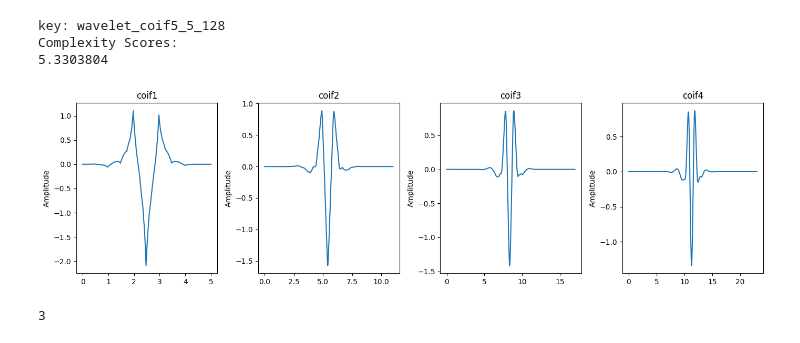
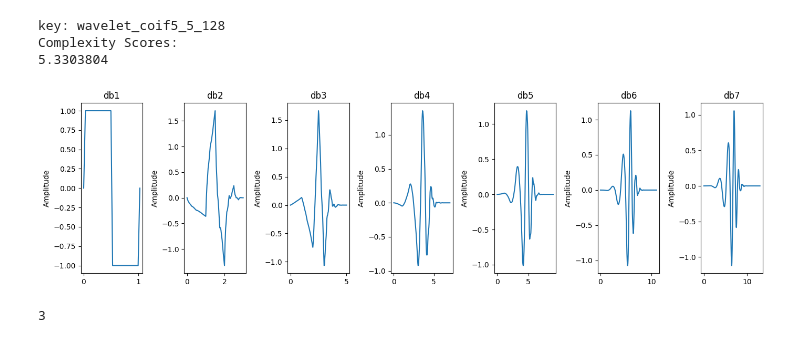
Before and after one commit to aliciags/learnable-masks-explainability-time-series, a Jupyter notebook: comparison_wavelet_hpc_5.ipynb, the cells around one changed output. Drawn from its saved outputs; the diff is of its cells as text; code cells hidden in the pictures.

```diff
--- a/comparison_wavelet_hpc_5.ipynb
+++ b/comparison_wavelet_hpc_5.ipynb
@@ -188,0 +263,37 @@ wavelet_db4_5_128
+# %%
+fs = 1000
+
+for key in attributions_sym['insertion'].keys():
+    counts_0 = 0
+    counts_1 = 0
+    print(key)
+
+    method, wavelet, max_level, batch_size = key.split('_')
+    max_level = int(max_level)
+
+    filtermasks_key = f'filtermasks_{key}'
+
+    masks_0 = np.zeros_like(attributions_sym[filtermasks_key][0][0])
+    masks_1 = np.zeros_like(attributions_sym[filtermasks_key][0][0])
+
+    index = 0
+
+    for i in range(len(attributions_sym[filtermasks_key])):
+        for j in range(len(attributions_sym[filtermasks_key][i])):
+            # print(index)
+            if attributions_sym['labels'][index] == 0:
+                counts_0 += 1
+                masks_0 += attributions_sym[filtermasks_key][i][j]
+            else:
+                counts_1 += 1
+                masks_1 += attributions_sym[filtermasks_key][i][j]
+
+            index += 1
+
+    masks_0 /= counts_0
+    masks_1 /= counts_1
+
+    plot_scaleogram_wav_heatmap(fs, masks_0, label=0, fs=fs, wavelet=wavelet)
+    plot_scaleogram_wav_heatmap(fs, masks_1, label=1, fs=fs, wavelet=wavelet)
+
+print(f"Counts 0: {counts_0}, Counts 1: {counts_1}")
@@ -220,32 +345,32 @@ Complexity Scores:
 # %%
 import pywt
 
 # plot the db family wavelets from db1 to db4
 def plot_wavelet_families(wavelet_families=['db'], wavelet_orders=None):
     plt.figure(figsize=(14, 4))
 
     for family in wavelet_families:
         for order in wavelet_orders:
             wavelet_name = f'{family}{order}'
             wavelet = pywt.Wavelet(wavelet_name)
             phi, psi, x = wavelet.wavefun(level=5)
 
             plt.subplot(len(wavelet_families), len(wavelet_orders),
-                        wavelet_families.index(family) * len(wavelet_orders) + (order ))
+                        wavelet_families.index(family) * len(wavelet_orders) + (order))
             # plt.plot(x, phi, label='Scaling Function')
             plt.plot(x, psi, label='Wavelet Function')
             plt.title(f'{wavelet_name}')
             # plt.xlabel('x')
             # plt.legend()
             plt.ylabel('Amplitude')
 
     plt.tight_layout()
     plt.show()
 
 # Call the function to plot wavelet families
-plot_wavelet_families(['coif'], [1, 2, 3, 4])
+plot_wavelet_families(['db'], [1, 2, 3, 4, 5, 6, 7])
 # %% [output]
-[figure, old version]
+[figure, new version]
 # %%
 print(pywt.dwt_max_level(100, 'sym5'))
 # %% [output]
```
Also changed, not shown: parts of 11 cells of this notebook, 5 other files.
